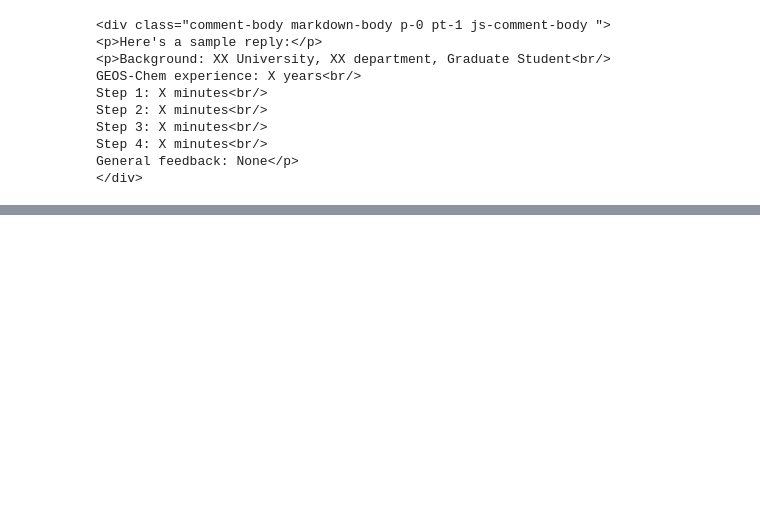
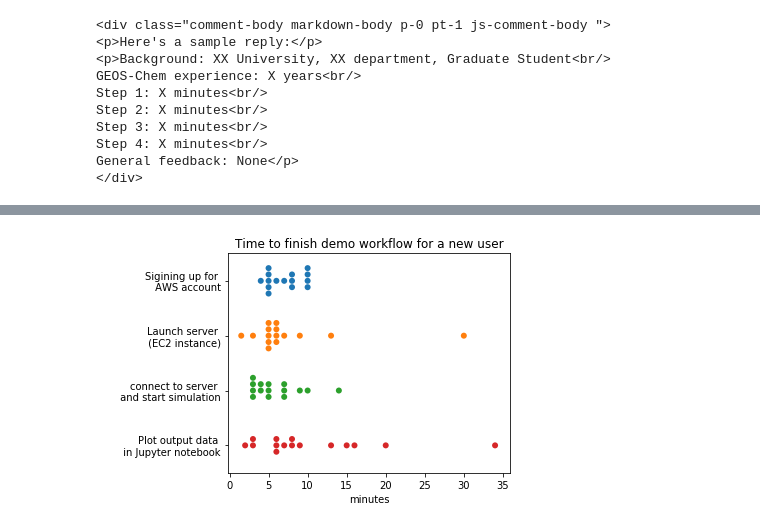
Before and after one commit to geoschem/geos-chem-cloud, a Jupyter notebook: scripts/minor_util/scrape_github_comments.ipynb, the cells around one changed output, grey strips where cells are left out. Cells and saved outputs as stored; diff of their text form; code cells hidden in the pictures; blank space fills up the shorter version.

```diff
--- a/scripts/minor_util/scrape_github_comments.ipynb
+++ b/scripts/minor_util/scrape_github_comments.ipynb
@@ -114,0 +153,3 @@ plt.xticks([1,2,3,4], items[1:])
+# %%
+df_for_sns = df_num.stack().reset_index().rename({'level_0': 'sample', 'level_1': 'step', 0: 'minutes'}, axis='columns')
+df_for_sns.head()
@@ -114,0 +163,16 @@ plt.xticks([1,2,3,4], items[1:])
+# %%
+import seaborn as sns
+
+sns.swarmplot(x='minutes', y='step', data=df_for_sns, s=6)
+
+plt.yticks(range(4), ['Sigining up for \n AWS account',
+                      'Launch server \n (EC2 instance)',
+                      'connect to server \n and start simulation',
+                      'Plot output data \n in Jupyter notebook'])
+plt.ylabel(' ')
+
+plt.title('Time to finish demo workflow for a new user')
+plt.tight_layout()
+plt.savefig('user-survey.png', dpi=300)
+# %% [output]
+[figure, added]
```
Also changed, not shown: parts of 7 cells of this notebook.
